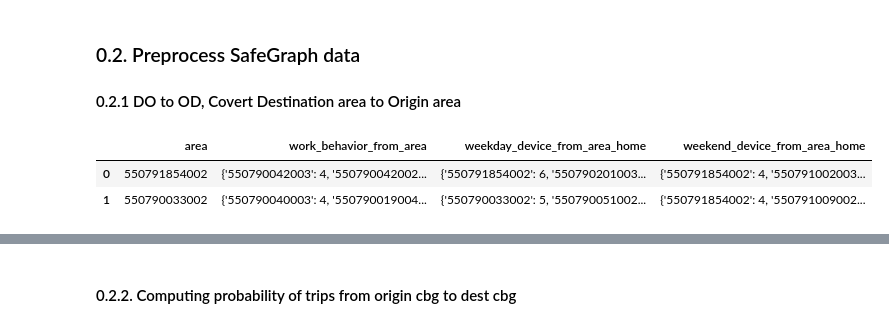
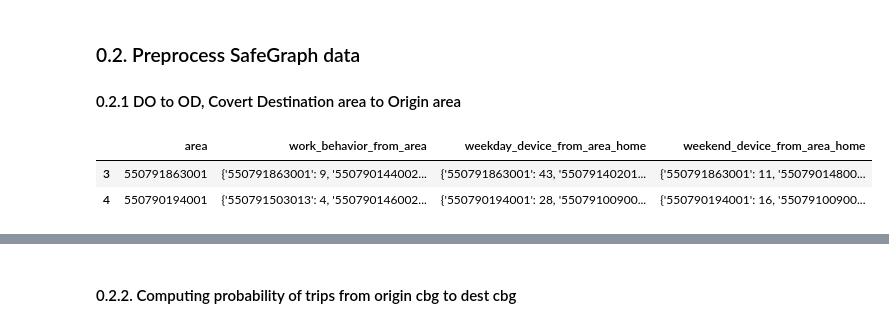
Before and after one commit to MG-Choi/ABTS, a Jupyter notebook: ABTS/ABTS.ipynb, the cells around one changed output, grey strips where cells are left out. Saved outputs shown, nothing was run; the diff lists cells and outputs as text; code cells hidden in the pictures.

```diff
--- a/ABTS/ABTS.ipynb
+++ b/ABTS/ABTS.ipynb
@@ -3363,9 +3363,9 @@ print(markdown_table)
 #### 0.2.1 DO to OD, Covert Destination area to Origin area
 # %%
 neighbor_2020_09_OD = DOtoOD(neighbor_2020_09, print_progress = True)
-# %%
-neighbor_2020_09_OD.head(2)
-# %% [output]
-|  | area | work_behavior_from_area | weekday_device_from_area_home | weekend_device_from_area_home |
-| 0 | 550791854002 | {'550790042003': 4, '550790042002... | {'550791854002': 6, '550790201003... | {'550791854002': 4, '550791002003... |
-| 1 | 550790033002 | {'550790040003': 4, '550790019004... | {'550790033002': 5, '550790051002... | {'550791854002': 4, '550791009002... |
+# %%
+neighbor_2020_09_OD[3:5]
+# %% [output]
+|  | area | work_behavior_from_area | weekday_device_from_area_home | weekend_device_from_area_home |
+| 3 | 550791863001 | {'550791863001': 9, '550790144002... | {'550791863001': 43, '55079140201... | {'550791863001': 11, '55079014800... |
+| 4 | 550790194001 | {'550791503013': 4, '550790146002... | {'550790194001': 28, '55079100900... | {'550790194001': 16, '55079100900... |
```
Also changed, not shown: parts of 1 cell of this notebook, 1 other file.
